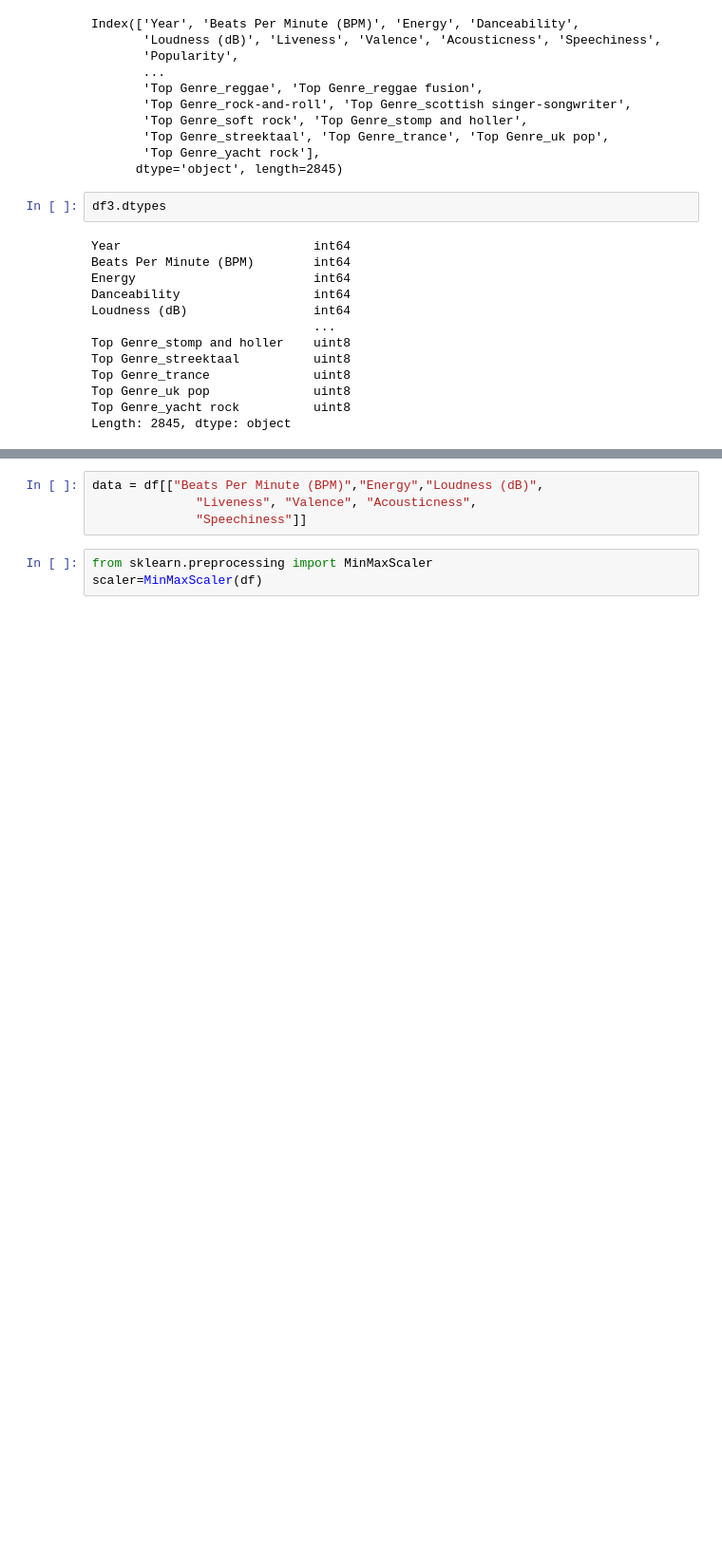
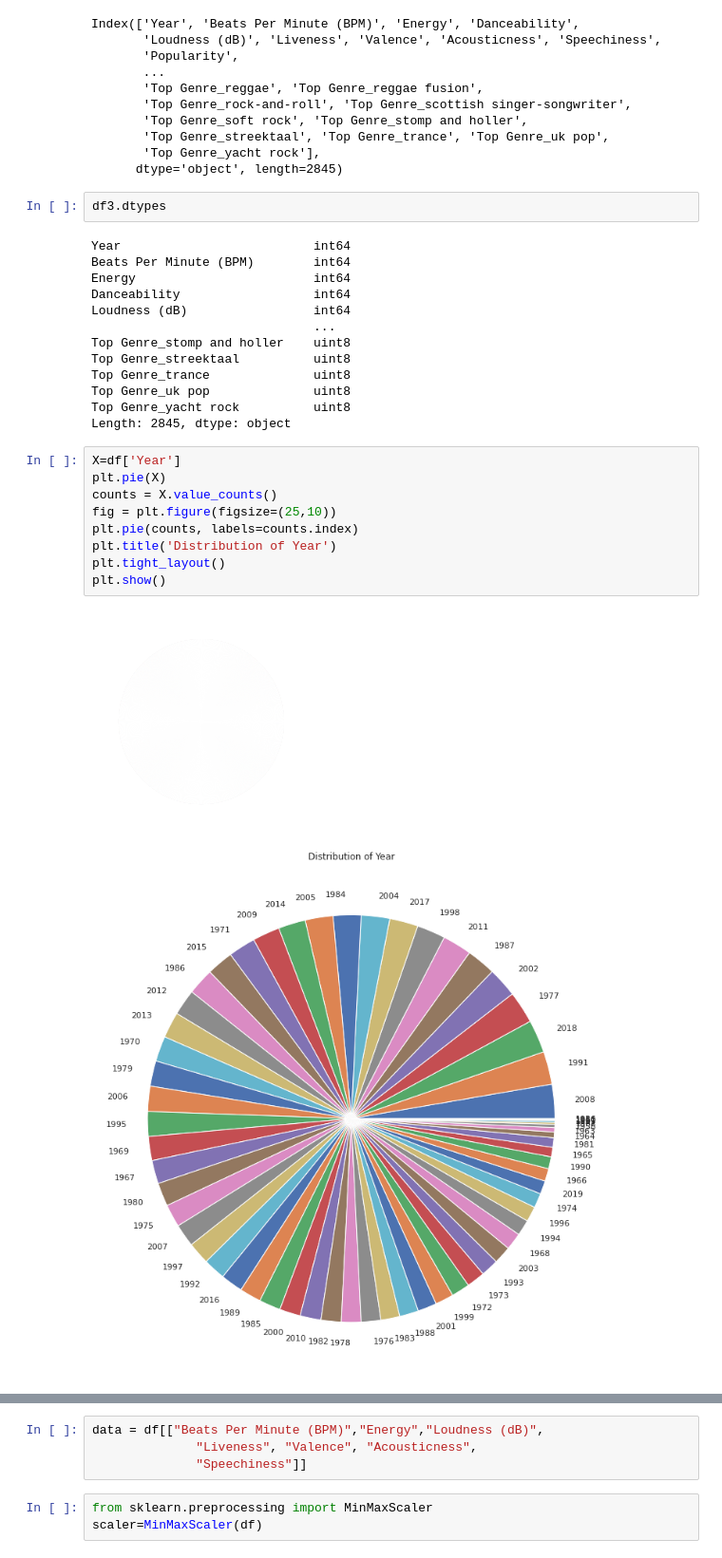
Before and after one commit to LubnaSajeel/PROJECT-MUSIC, a Jupyter notebook: music.ipynb, the cells around one changed output, grey strips where cells are left out. Shown at 95% size. Cells and saved outputs as stored; diff of their text form; blank space fills up the shorter version.

```diff
--- a/music.ipynb
+++ b/music.ipynb
@@ -197,3 +196,15 @@ Top Genre_trance              uint8
 Top Genre_uk pop              uint8
 Top Genre_yacht rock          uint8
 Length: 2845, dtype: object
+# %%
+X=df['Year']
+plt.pie(X)
+counts = X.value_counts()
+fig = plt.figure(figsize=(25,10))
+plt.pie(counts, labels=counts.index)
+plt.title('Distribution of Year')
+plt.tight_layout()
+plt.show()
+# %% [output]
+[figure, added]
+[figure, added]
```
Also changed, not shown: parts of 30 cells of this notebook.
